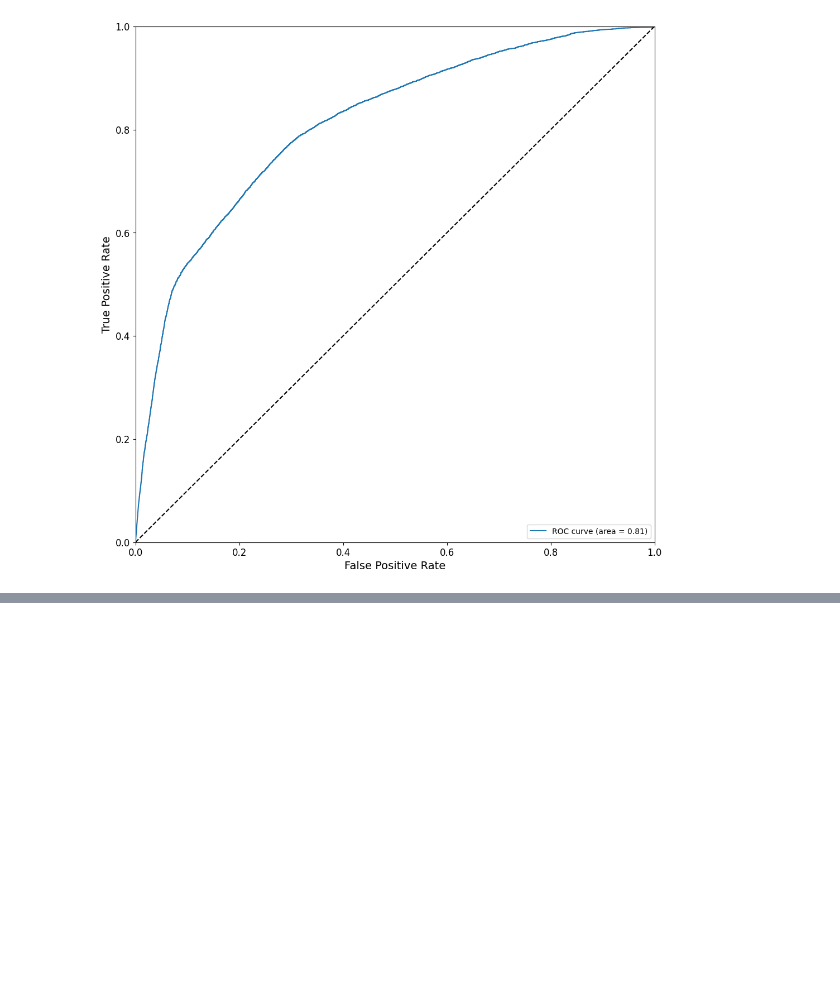
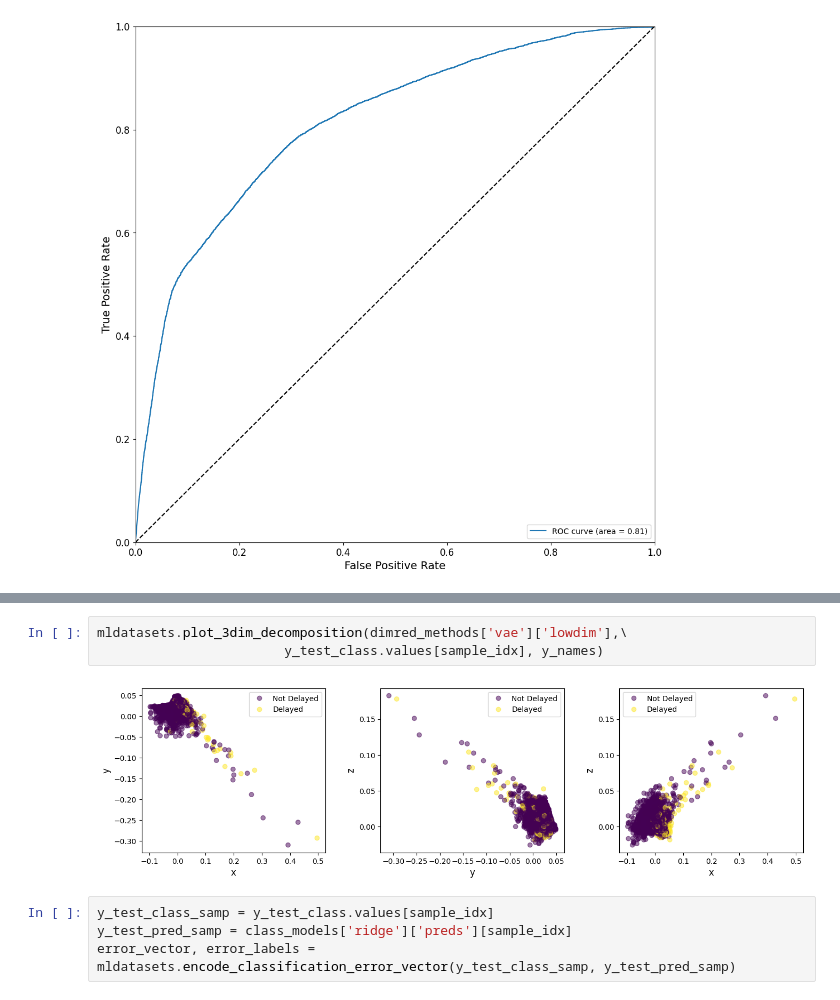
Before and after one commit to intelligence-kim/InterpretableML, a Jupyter notebook: DelayFlight/AA_OTP.ipynb, the cells around one changed output, grey strips where cells are left out. Drawn from its saved outputs; the diff is of its cells as text; blank space fills up the shorter version.

```diff
--- a/DelayFlight/AA_OTP.ipynb
+++ b/DelayFlight/AA_OTP.ipynb
@@ -297,0 +346,9 @@ ImportError: cannot import name 'v1' from 'tensorflow.compat.v1.compat.v1.compat
+# %%
+mldatasets.plot_3dim_decomposition(dimred_methods['vae']['lowdim'],\
+                        y_test_class.values[sample_idx], y_names)
+# %% [output]
+[figure, added]
+# %%
+y_test_class_samp = y_test_class.values[sample_idx]
+y_test_pred_samp = class_models['ridge']['preds'][sample_idx]
+error_vector, error_labels = mldatasets.encode_classification_error_vector(y_test_class_samp, y_test_pred_samp)
```
Also changed, not shown: parts of 53 cells of this notebook.
